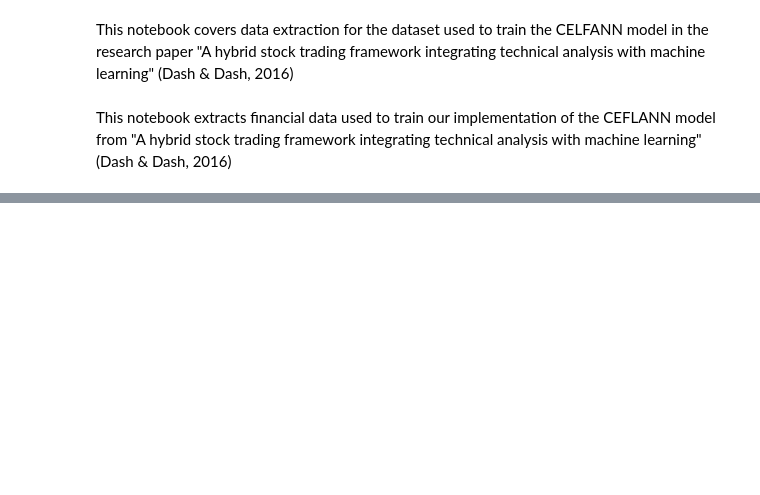
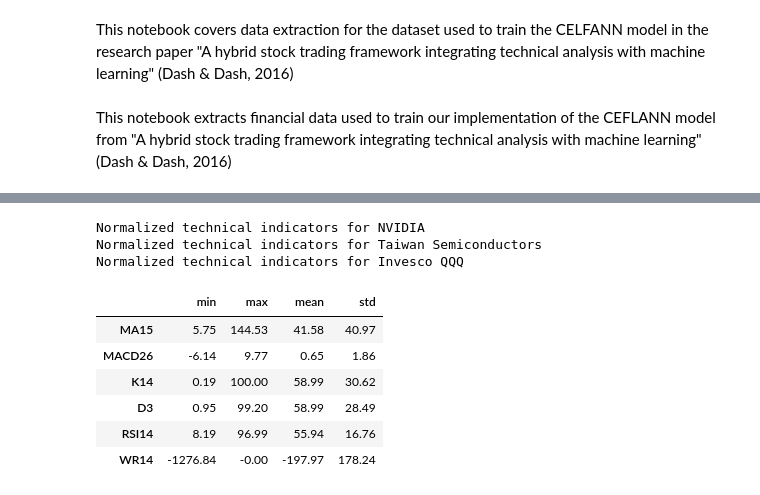
Before and after one commit to SH32x/DataMiningTradingAgent, a Jupyter notebook: DataBook_CEFLANN.ipynb, the cells around one changed output, grey strips where cells are left out. Cells and saved outputs as stored; diff of their text form; code cells hidden in the pictures; blank space fills up the shorter version.

Commit message:
CEFLANN model update
Updated the CEFLANN DataBook and added an untuned version of the CEFLANN predictive model.

```diff
--- a/DataBook_CEFLANN.ipynb
+++ b/DataBook_CEFLANN.ipynb
@@ -277,10 +198,24 @@ normalized_data = {}
 indicator_stats = {}
 
 for name in tickers.keys():
-    normalized_data[name], indicator_stats[name] = normalize_indicators(data[name])
+    normalized_data[name], indicator_stats[name] = normalize_indicators(tech_data[name])
     print(f"Normalized technical indicators for {name}")
+    #dx = tech_data[name]
+    #print(dx['MA15', 'MACD26', 'K14', 'D3', 'RSI14', 'WR14'])
+# %% [output]
+Normalized technical indicators for NVIDIA
+Normalized technical indicators for Taiwan Semiconductors
+Normalized technical indicators for Invesco QQQ
 # %%
 # Display summary statistics for NVDA indicators
-indicator_summary_sp500 = pd.DataFrame(indicator_stats['NVIDIA']).T.round(2)
-indicator_summary_sp500
-normalized_data['NVIDIA'].tail()
+indicator_summary = pd.DataFrame(indicator_stats['NVIDIA']).T.round(2)
+indicator_summary
+#normalized_data['NVIDIA'].tail()
+# %% [output]
+|  | min | max | mean | std |
+| MA15 | 5.75 | 144.53 | 41.58 | 40.97 |
+| MACD26 | -6.14 | 9.77 | 0.65 | 1.86 |
+| K14 | 0.19 | 100.00 | 58.99 | 30.62 |
+| D3 | 0.95 | 99.20 | 58.99 | 28.49 |
+| RSI14 | 8.19 | 96.99 | 55.94 | 16.76 |
+| WR14 | -1276.84 | -0.00 | -197.97 | 178.24 |
```
Also changed, not shown: parts of 24 cells of this notebook, 1 other file.
